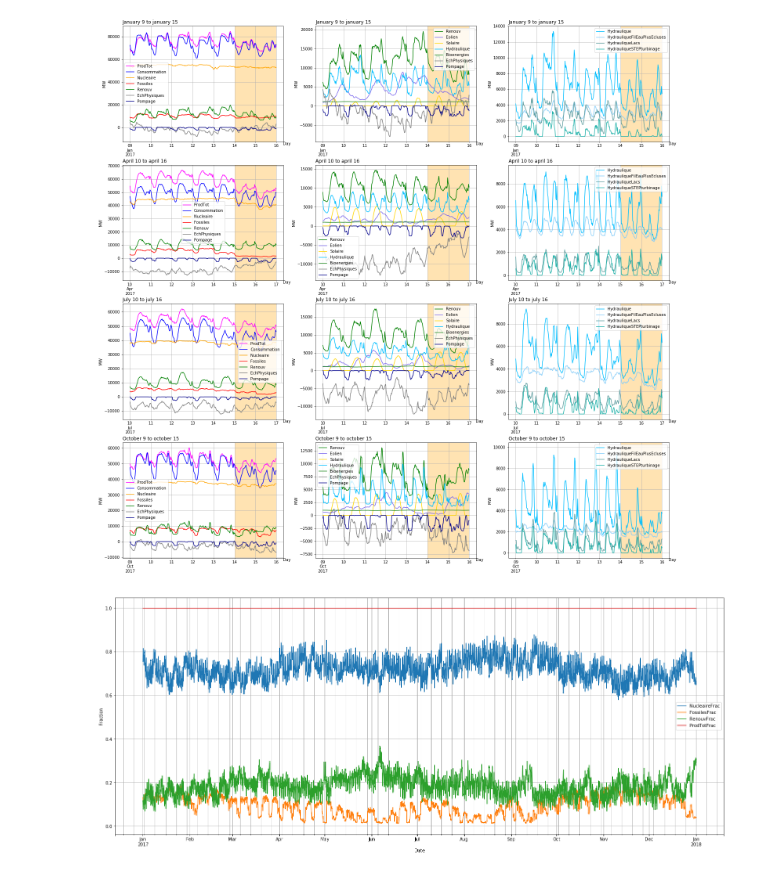
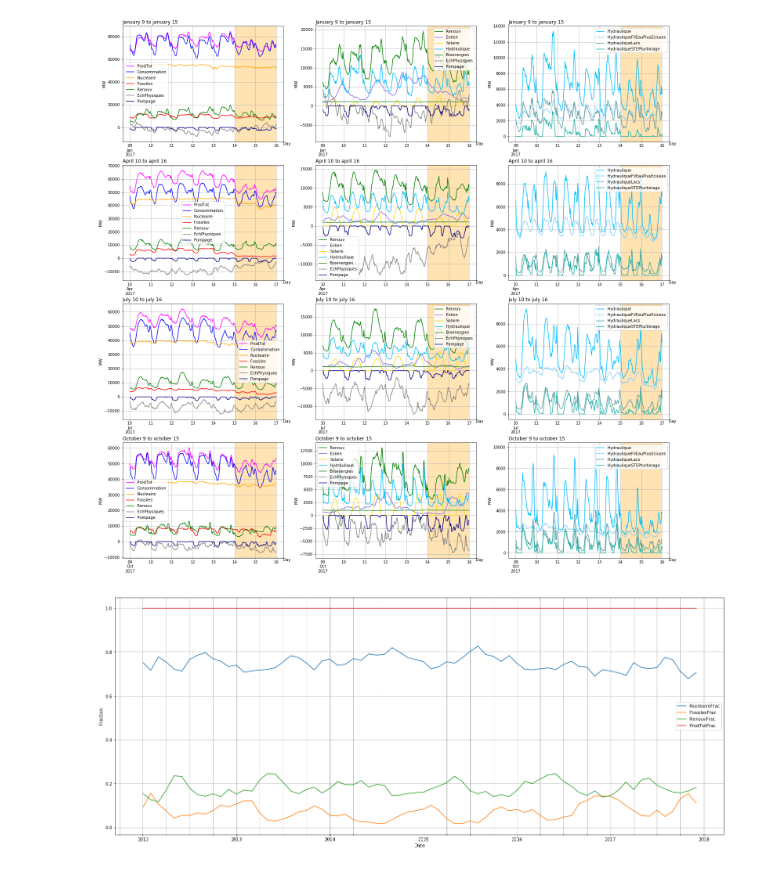
Before and after one commit to ebusato/EnergyAnalysis, a Jupyter notebook: EnergyAnalysis_RTE.ipynb, the cells around one changed output. Drawn from its saved outputs; the diff is of its cells as text; code cells hidden in the pictures.

```diff
--- a/EnergyAnalysis_RTE.ipynb
+++ b/EnergyAnalysis_RTE.ipynb
@@ -286,11 +288,11 @@ plotPeriod(what3, '2017-10-9', '2017-10-15', 'October 9 to october 15', 'Day', a
 # %% [output]
 [figure]
 # %%
-ax = df3.plot(y=['NucleaireFrac', 'FossilesFrac', 'RenouvFrac', 'ProdTotFrac'], grid=True, figsize=(25,10))
+ax = df3.resample('M').mean().plot(y=['NucleaireFrac', 'FossilesFrac', 'RenouvFrac', 'ProdTotFrac'], grid=True, figsize=(25,10))
 ax.set(xlabel='Date', ylabel='Fraction')
 ax.grid(True, which='minor', axis='x' )
 # %% [output]
-[figure, old version]
+[figure, new version]
 # %%
 what = ['Bioenergies', 'Eolien', 'Solaire', 'Hydraulique']
 
```
Also changed, not shown: parts of 7 cells of this notebook.
